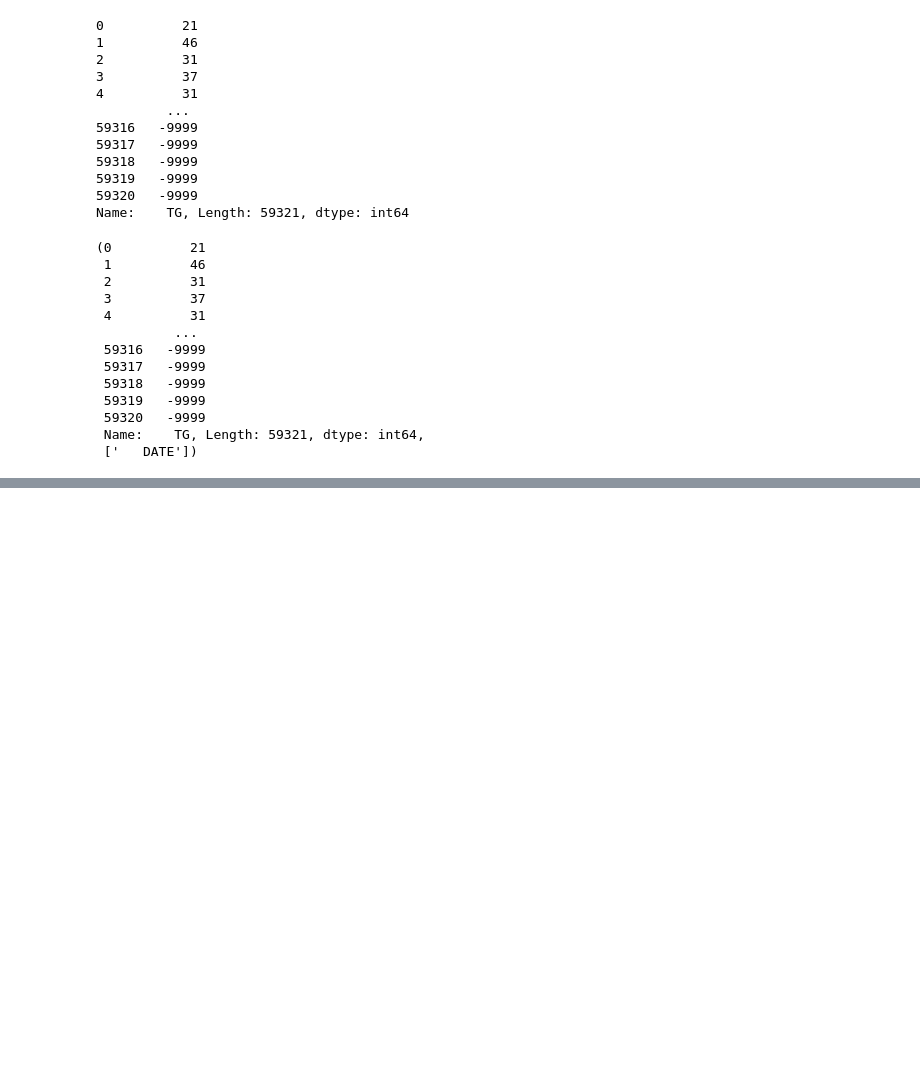
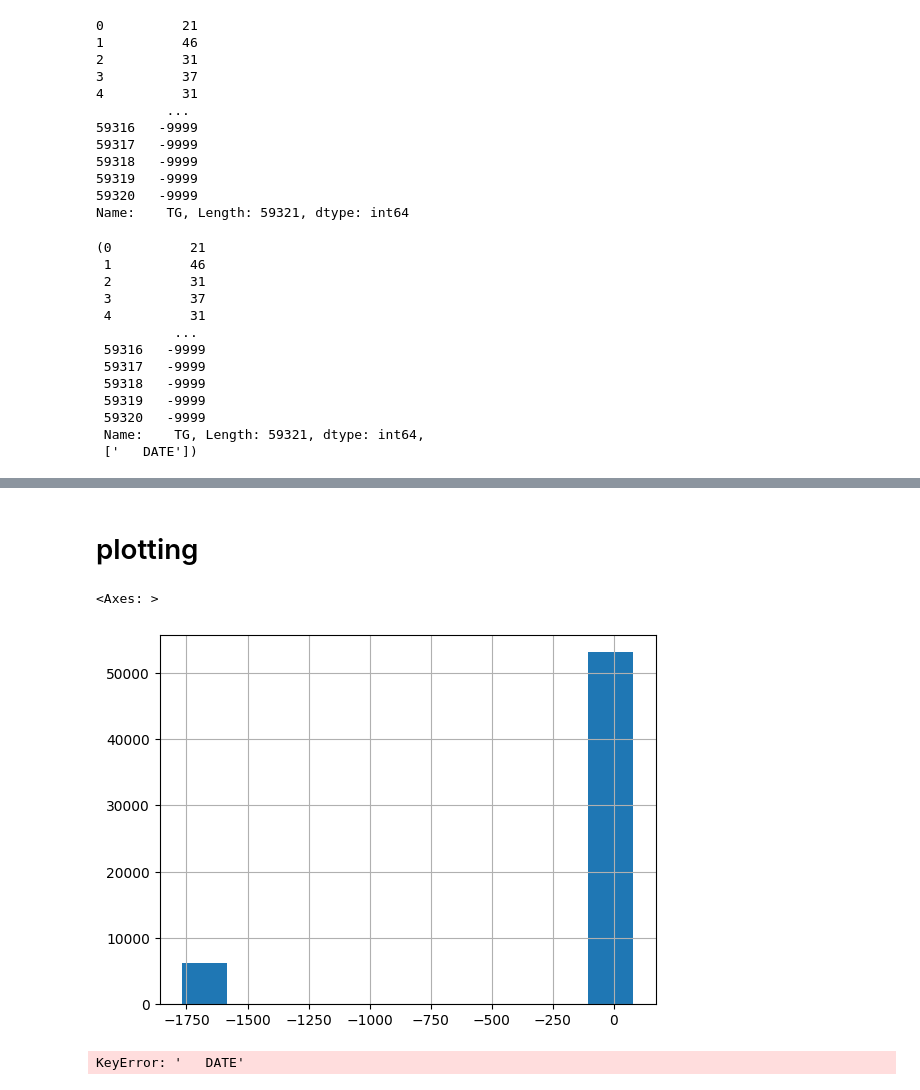
Before and after one commit to rice4493/Udemy-Projects, a Jupyter notebook: App7-weather-api/Untitled.ipynb, the cells around one changed output, grey strips where cells are left out. Drawn from its saved outputs; the diff is of its cells as text; code cells hidden in the pictures; blank space fills up the shorter version.

```diff
--- a/App7-weather-api/Untitled.ipynb
+++ b/App7-weather-api/Untitled.ipynb
@@ -71,0 +124,4 @@ df["   TG"], ["   DATE"]
+# %%
+import numpy as np
+df["TG0"] = df['   TG'].mask(df['   TG'] == -9999, np.nan)
+df
@@ -71,0 +142,2 @@ df["   TG"], ["   DATE"]
+# %%
+df["TG"] = df["TG0"]/10
@@ -71,0 +160,2 @@ df["   TG"], ["   DATE"]
+# %%
+df["Fahrenheit"] = df["TG"]*(9/5) + 32
@@ -71,0 +178,11 @@ df["   TG"], ["   DATE"]
+# %% [markdown]
+# plotting
+# %%
+df["Fahrenheit"].hist()
+# %% [output]
+<Axes: >
+[figure, added]
+# %%
+df.plot(x="   DATE", y="TG", figsize=(15, 3))
+# %% [output]
+KeyError: '   DATE'
```
Also changed, not shown: parts of 14 cells of this notebook.
